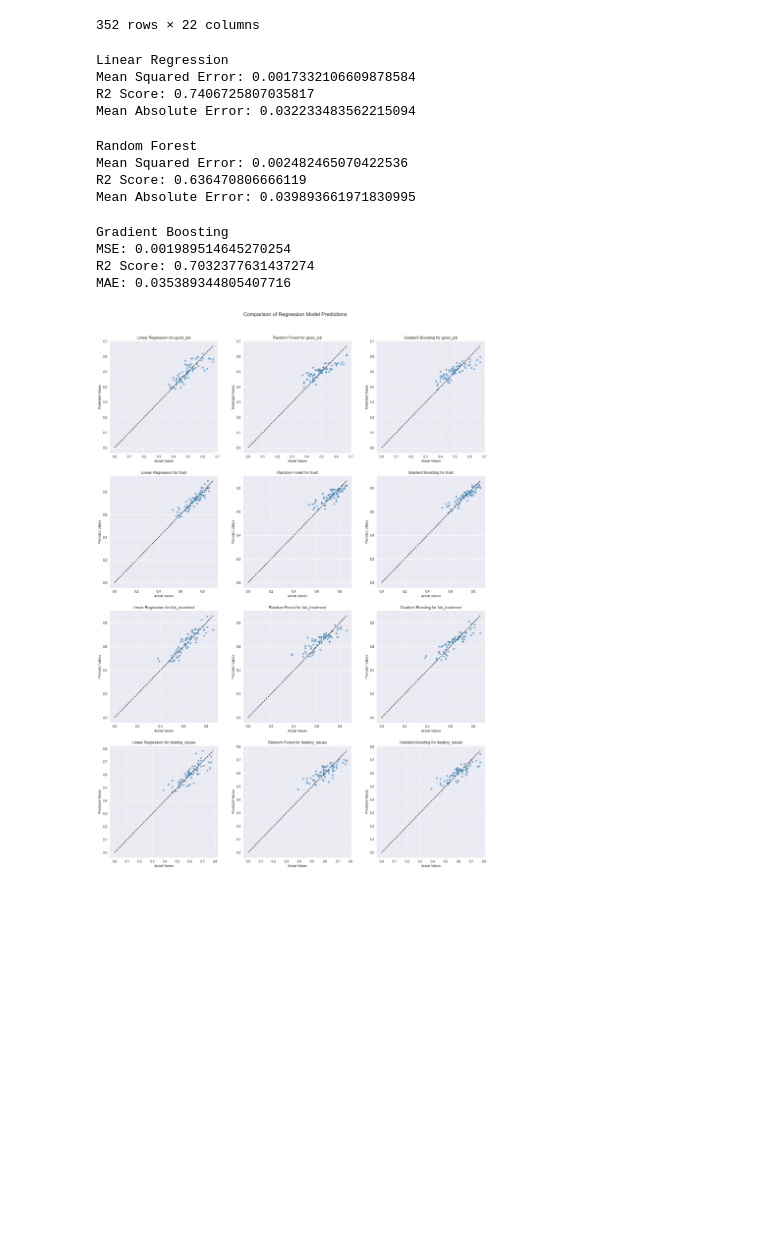
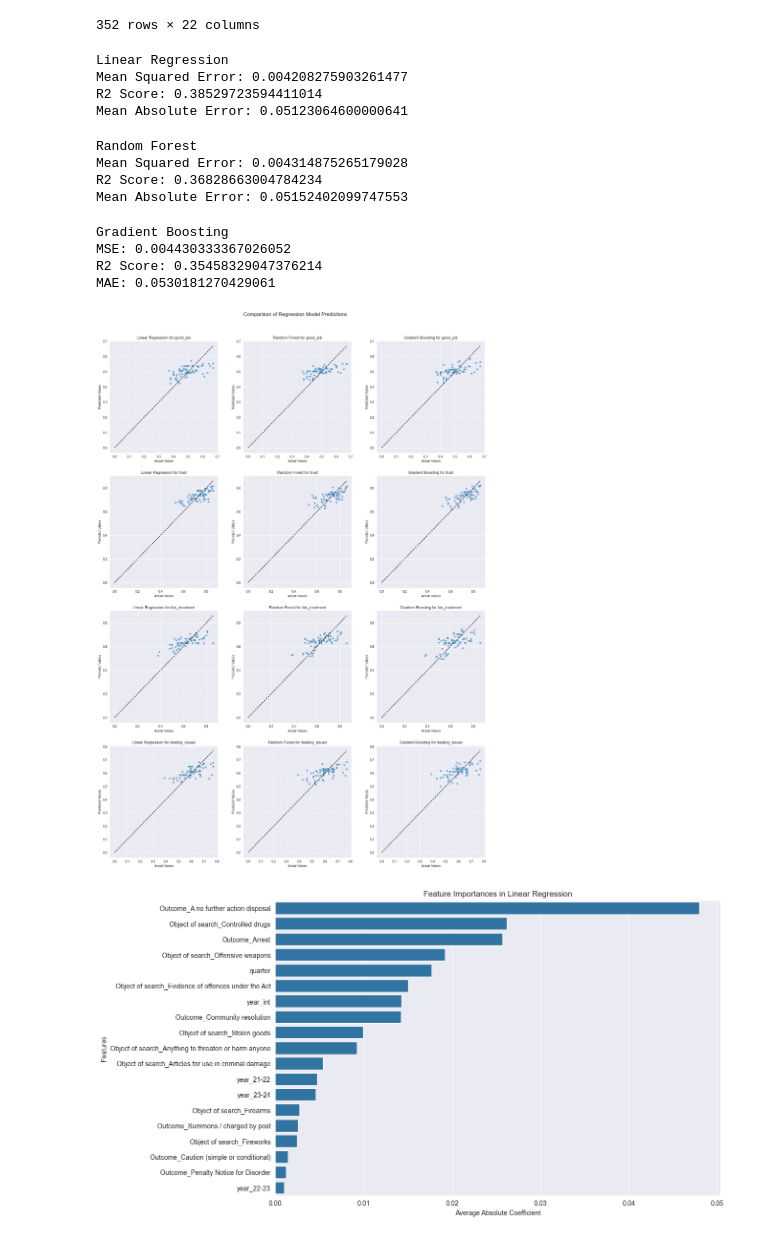
Before and after one commit to gvescina/LondonPoliceTrustAnalysis, a Jupyter notebook: Youth_Crime_Predictions/predictive_modeling.ipynb, the cells around one changed output. Saved outputs shown, nothing was run; the diff lists cells and outputs as text; code cells hidden in the pictures; blank space fills up the shorter version.

Commit message:
Predictive modeling update
Remove Borough Variables to deliver better advice

```diff
--- a/Youth_Crime_Predictions/predictive_modeling.ipynb
+++ b/Youth_Crime_Predictions/predictive_modeling.ipynb
@@ -30,7 +30,7 @@ merged_data
 352 rows × 22 columns
 # %%
 # Features and Targets
-X = merged_data.drop(['good_job', 'trust', 'fair_treatment', 'dealing_issues'], axis=1)
+X = merged_data.drop(['borough', 'good_job', 'trust', 'fair_treatment', 'dealing_issues'], axis=1)
 y = merged_data[['good_job', 'trust', 'fair_treatment', 'dealing_issues']]
 X = pd.get_dummies(X)
 
@@ -55,9 +55,9 @@ print("R2 Score:", lr_r2)
 print("Mean Absolute Error:", lr_mae)
 # %% [output]
 Linear Regression
-Mean Squared Error: 0.0017332106609878584
-R2 Score: 0.7406725807035817
-Mean Absolute Error: 0.032233483562215094
+Mean Squared Error: 0.004208275903261477
+R2 Score: 0.38529723594411014
+Mean Absolute Error: 0.05123064600000641
 # %%
 # Initializing and training the Random Forest Regression model
 rf = RandomForestRegressor(n_estimators=100, random_state=42)
@@ -77,9 +77,9 @@ print("R2 Score:", rf_r2)
 print("Mean Absolute Error:", rf_mae)
 # %% [output]
 Random Forest
-Mean Squared Error: 0.002482465070422536
-R2 Score: 0.636470806666119
-Mean Absolute Error: 0.039893661971830995
+Mean Squared Error: 0.004314875265179028
+R2 Score: 0.36828663004784234
+Mean Absolute Error: 0.05152402099747553
 # %%
 # Initializing the MultiOutputRegressor with GradientBoostingRegressor
 multioutput_gbr = MultiOutputRegressor(GradientBoostingRegressor(random_state=42))
@@ -99,9 +99,9 @@ print("R2 Score:", gbr_r2)
 print("MAE:", gbr_mae)
 # %% [output]
 Gradient Boosting
-MSE: 0.001989514645270254
-R2 Score: 0.7032377631437274
-MAE: 0.035389344805407716
+MSE: 0.004430333367026052
+R2 Score: 0.35458329047376214
+MAE: 0.0530181270429061
 # %%
 # Create a figure with 4 rows and 3 columns
 fig, axes = plt.subplots(nrows=4, ncols=3, figsize=(18, 24))
@@ -135,4 +135,27 @@ plt.suptitle('Comparison of Regression Model Predictions', fontsize=16, y=1.02)
 
 plt.show()
 # %% [output]
-[figure, old version]
+[figure, new version]
+# %%
+import matplotlib.pyplot as plt
+
+# Assuming 'lr.coef_' holds the coefficients from the linear regression model
+# and 'X.columns' are the feature names after processing (e.g., after pd.get_dummies)
+
+# Calculate the average importance of each feature
+feature_importance = np.abs(lr.coef_).mean(axis=0)
+features = X.columns  # This should correspond to the features in your transformed dataset
+
+# Create a DataFrame for easier handling
+importance_df = pd.DataFrame({'Feature': features, 'Importance': feature_importance})
+importance_df = importance_df.sort_values(by='Importance', ascending=False)
+
+# Plotting
+plt.figure(figsize=(12, 8))
+sns.barplot(x='Importance', y='Feature', data=importance_df)
+plt.title('Feature Importances in Linear Regression')
+plt.xlabel('Average Absolute Coefficient')
+plt.ylabel('Features')
+plt.show()
+# %% [output]
+[figure, added]
```
